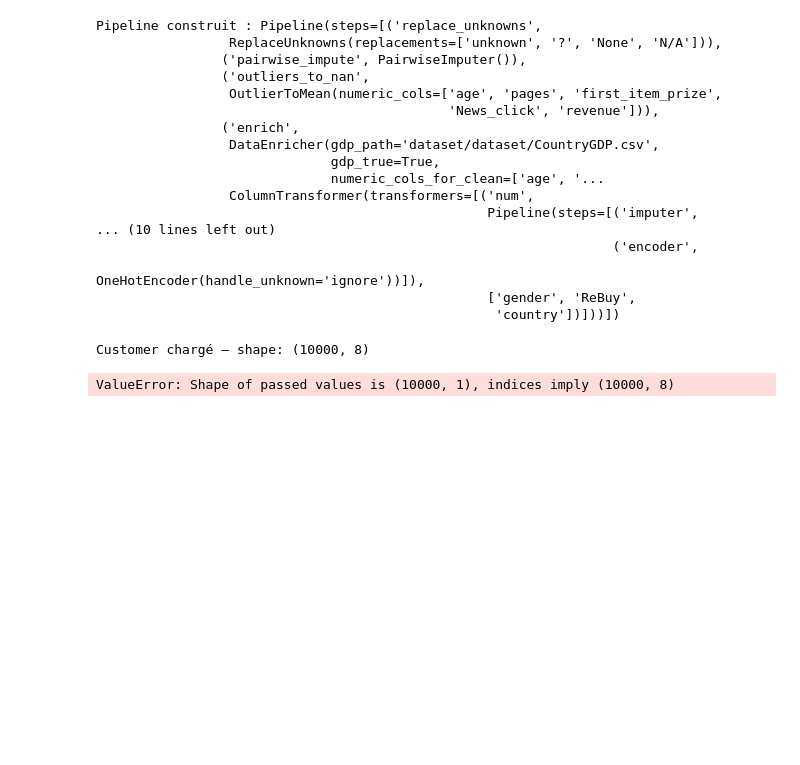
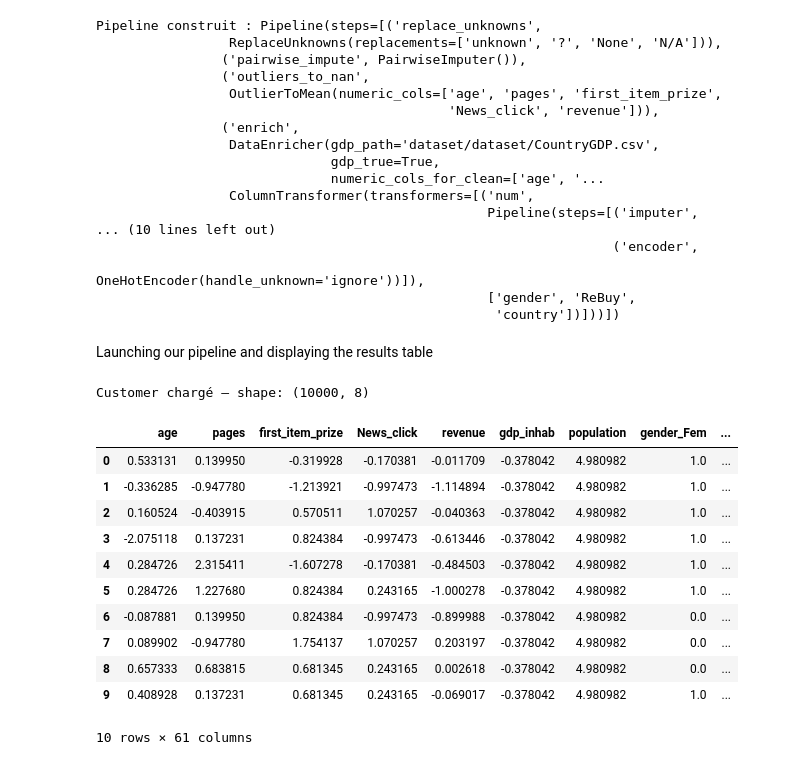
Before and after one commit to Anna-Eve/Projet-Apprentissage-automatique-n-1, a Jupyter notebook: main.ipynb, the cells around one changed output. Drawn from its saved outputs; the diff is of its cells as text; code cells hidden in the pictures; blank space fills up the shorter version.

```diff
--- a/main.ipynb
+++ b/main.ipynb
@@ -467,27 +474,45 @@ Pipeline construit : Pipeline(steps=[('replace_unknowns',
                                                                    OneHotEncoder(handle_unknown='ignore'))]),
                                                   ['gender', 'ReBuy',
                                                    'country'])]))])
+# %% [markdown]
+Launching our pipeline and displaying the results table
 # %%
 
 if os.path.exists(customer_path):
     df_customer = pd.read_csv(customer_path)
     print('Customer chargé — shape:', df_customer.shape)
-
 
     X_transformed = pipeline.fit_transform(df_customer)
 
     if not isinstance(X_transformed, pd.DataFrame):
         df_clean = pd.DataFrame(X_transformed, index=df_customer.index)
 
     else:
         df_clean = X_transformed
 
-    print("Après nettoyage (sans enrichment) — shape:", df_clean.shape)
-    from IPython.display import display
-    display(df_clean.head(20))  # Affiche les 20 premières lignes
+    if sparse.issparse(X_transformed):
+        X_transformed = X_transformed.toarray()
+
+    feature_names = pipeline.named_steps['preprocess'].get_feature_names_out()
+    feature_names = [name.replace("num__", "").replace("cat__", "") for name in feature_names]
+
+    df_final = pd.DataFrame(X_transformed, columns=feature_names, index=df_customer.index)
+    display(df_final.head(10))
+
 
 else:
     print('Customer.csv non trouvé au chemin', customer_path)
 # %% [output]
 Customer chargé — shape: (10000, 8)
+|  | age | pages | first_item_prize | News_click | revenue | gdp_inhab | population | gender_Fem | ... |
+| 0 | 0.533131 | 0.139950 | -0.319928 | -0.170381 | -0.011709 | -0.378042 | 4.980982 | 1.0 | ... |
+| 1 | -0.336285 | -0.947780 | -1.213921 | -0.997473 | -1.114894 | -0.378042 | 4.980982 | 1.0 | ... |
+| 2 | 0.160524 | -0.403915 | 0.570511 | 1.070257 | -0.040363 | -0.378042 | 4.980982 | 1.0 | ... |
+| 3 | -2.075118 | 0.137231 | 0.824384 | -0.997473 | -0.613446 | -0.378042 | 4.980982 | 1.0 | ... |
+| 4 | 0.284726 | 2.315411 | -1.607278 | -0.170381 | -0.484503 | -0.378042 | 4.980982 | 1.0 | ... |
+| 5 | 0.284726 | 1.227680 | 0.824384 | 0.243165 | -1.000278 | -0.378042 | 4.980982 | 1.0 | ... |
+| 6 | -0.087881 | 0.139950 | 0.824384 | -0.997473 | -0.899988 | -0.378042 | 4.980982 | 0.0 | ... |
+| 7 | 0.089902 | -0.947780 | 1.754137 | 1.070257 | 0.203197 | -0.378042 | 4.980982 | 0.0 | ... |
+| 8 | 0.657333 | 0.683815 | 0.681345 | 0.243165 | 0.002618 | -0.378042 | 4.980982 | 0.0 | ... |
+| 9 | 0.408928 | 0.137231 | 0.681345 | 0.243165 | -0.069017 | -0.378042 | 4.980982 | 1.0 | ... |
-ValueError: Shape of passed values is (10000, 1), indices imply (10000, 8)
+10 rows × 61 columns
```
Also changed, not shown: parts of 4 cells of this notebook.
